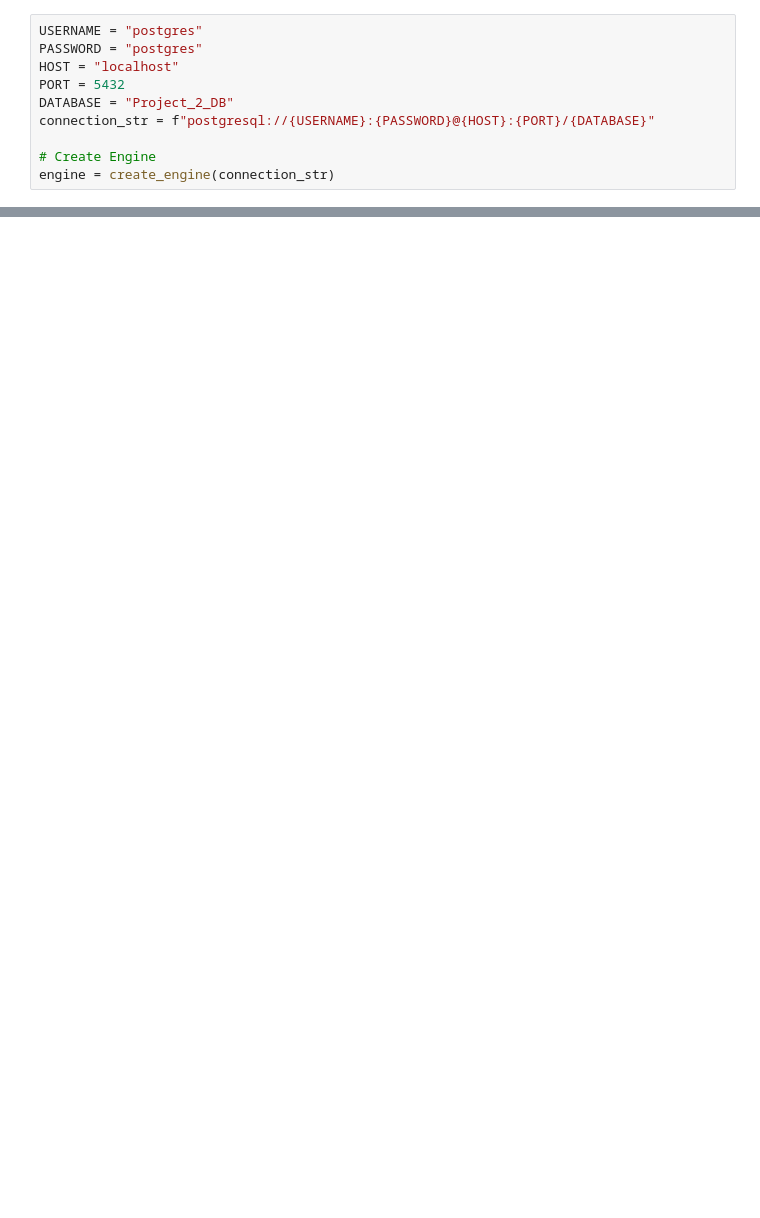
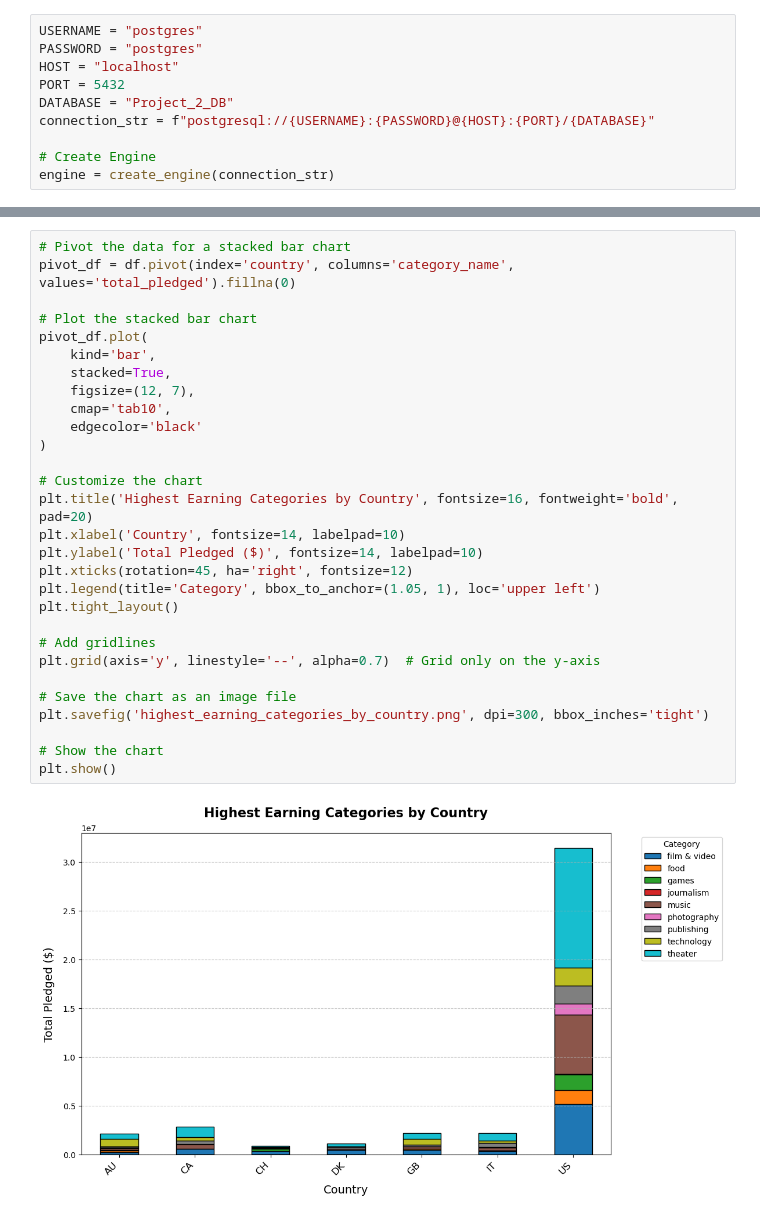
Before and after one commit to CTF202098/Crowdfunding_ETL, a Jupyter notebook: Starter_Files/USE_THIS_ONE_Chandler_Notebook_Loading_CSVs_to_DB.ipynb, the cells around one changed output, grey strips where cells are left out. Cells and saved outputs as stored; diff of their text form; blank space fills up the shorter version.

```diff
--- a/Starter_Files/USE_THIS_ONE_Chandler_Notebook_Loading_CSVs_to_DB.ipynb
+++ b/Starter_Files/USE_THIS_ONE_Chandler_Notebook_Loading_CSVs_to_DB.ipynb
@@ -72,0 +313,31 @@ campaign_df.to_sql(name="campaign", con=engine, index=False, if_exists="append",
+# %%
+# Pivot the data for a stacked bar chart
+pivot_df = df.pivot(index='country', columns='category_name', values='total_pledged').fillna(0)
+
+# Plot the stacked bar chart
+pivot_df.plot(
+    kind='bar',
+    stacked=True,
+    figsize=(12, 7),
+    cmap='tab10',
+    edgecolor='black'
+)
+
+# Customize the chart
+plt.title('Highest Earning Categories by Country', fontsize=16, fontweight='bold', pad=20)
+plt.xlabel('Country', fontsize=14, labelpad=10)
+plt.ylabel('Total Pledged ($)', fontsize=14, labelpad=10)
+plt.xticks(rotation=45, ha='right', fontsize=12)
+plt.legend(title='Category', bbox_to_anchor=(1.05, 1), loc='upper left')
+plt.tight_layout()
+
+# Add gridlines
+plt.grid(axis='y', linestyle='--', alpha=0.7)  # Grid only on the y-axis
+
+# Save the chart as an image file
+plt.savefig('highest_earning_categories_by_country.png', dpi=300, bbox_inches='tight')
+
+# Show the chart
+plt.show()
+# %% [output]
+[figure, added]
```
Also changed, not shown: parts of 17 cells of this notebook, 2 other files.
